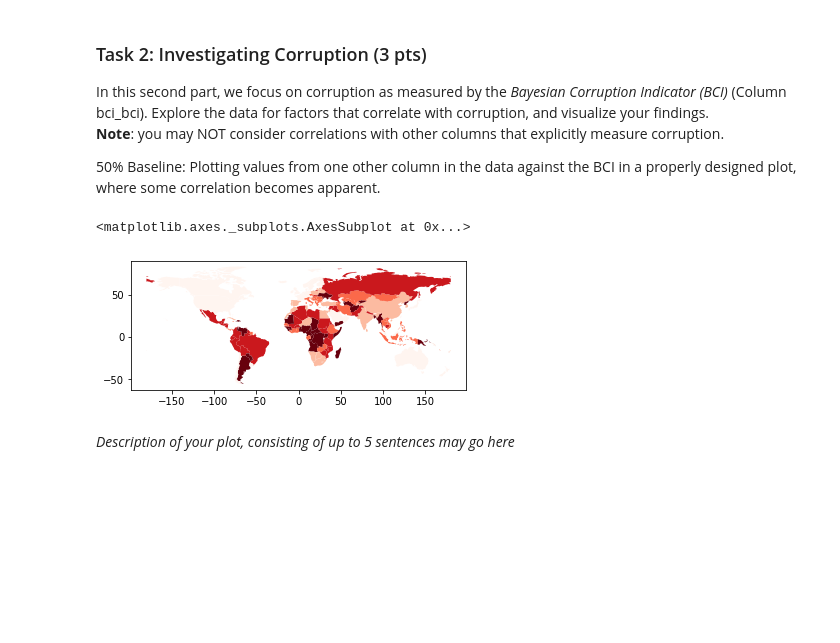
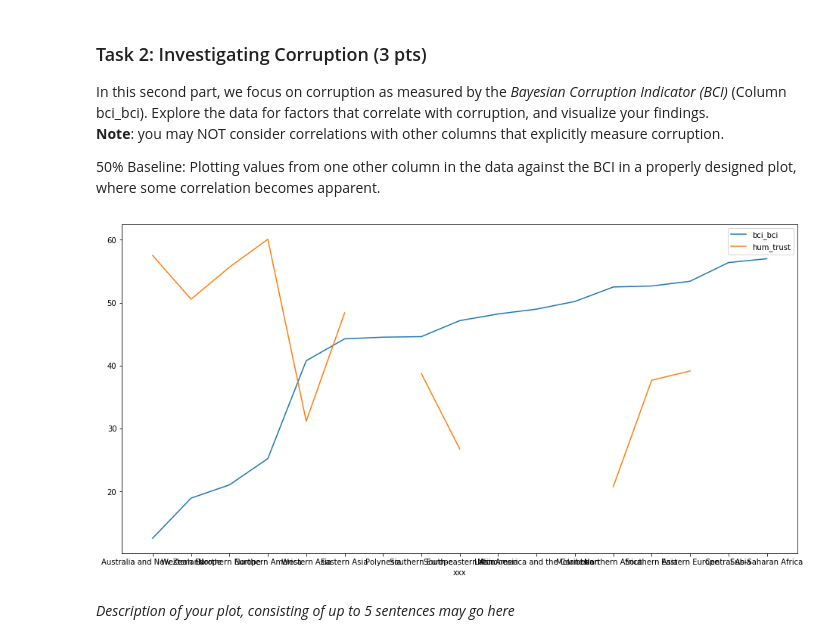
Before and after one commit to MaDolphin/Social-Data-Science, a Jupyter notebook: assignment_1/haikun_home_assignment_1.ipynb, the cells around one changed output. Drawn from its saved outputs; the diff is of its cells as text; code cells hidden in the pictures; blank space fills up the shorter version.

```diff
--- a/assignment_1/haikun_home_assignment_1.ipynb
+++ b/assignment_1/haikun_home_assignment_1.ipynb
@@ -162,24 +162,62 @@ __Note__: you may NOT consider correlations with other columns that explicitly m
 
 50% Baseline: Plotting values from one other column in the data against the BCI in a properly designed plot, where some correlation becomes apparent.
 # %%
-world = geopandas.read_file(geopandas.datasets.get_path('naturalearth_lowres'))
+# world = geopandas.read_file(geopandas.datasets.get_path('naturalearth_lowres'))
 
-df_all_world = pd.merge(df_all,world,left_on='alpha-3',right_on='iso_a3')
+# df_all_world = pd.merge(df_all,world,left_on='alpha-3',right_on='iso_a3')
 
-df_all_bci = df_all_world.dropna(axis=0, how='any', subset=['bci_bci'])
-# df_all_bci_under_10 = df_all.loc[df_all.loc[:,"bci_bci"] < 10]
+# df_all_bci = df_all_world.dropna(axis=0, how='any', subset=['bci_bci'])
+# # df_all_bci_under_10 = df_all.loc[df_all.loc[:,"bci_bci"] < 10]
 
-gdf = geopandas.GeoDataFrame(df_all_bci)
+# gdf = geopandas.GeoDataFrame(df_all_bci)
 
-fig, ax = plt.subplots(1, 1)
-# divider = make_axes_locatable(ax)
-# cax = divider.append_axes("right", size="5%", pad=0.1)
+# fig, ax = plt.subplots(1, 1)
+# # divider = make_axes_locatable(ax)
+# # cax = divider.append_axes("right", size="5%", pad=0.1)
 
-# gdf.plot(column='bci_bci', ax=ax, legend=True, cax=cax)
+# # gdf.plot(column='bci_bci', ax=ax, legend=True, cax=cax)
 
-gdf.plot(column='bci_bci',cmap='Reds',ax=ax, scheme='quantiles') #OrRd
+# gdf.plot(column='bci_bci',cmap='Reds',ax=ax, scheme='quantiles') #OrRd
+
+######################################################################################################
+
+df_all = pd.merge(data_qog,df_country,left_on='ccodealp',right_on='alpha-3')
+
+# print(df_all['sub-region'].value_counts())
+
+sub_region = ['Sub-Saharan Africa','Latin America and the Caribbean','Western Asia','Southern Europe','South-eastern Asia','Northern Europe','Eastern Europe','Western Europe','Southern Asia','Eastern Asia','Northern Africa','Micronesia','Central Asia','Melanesia','Polynesia','Northern America','Australia and New Zealand']
+col=['bci_bci','dr_ig','ffp_dp','ffp_eco','fh_polity2','fh_pr','fh_rol','hf_govt','hum_trust']
+
+df_corr = pd.DataFrame(np.zeros(len(sub_region)*len(col)).reshape(len(sub_region),len(col)),index=sub_region,columns=col)
+for i in sub_region:
+    for temp_val in col:
+        df_sub_region = df_all.loc[df_all.loc[:,"sub-region"] == i]
+        col_sub_region = df_sub_region.dropna(axis=0, how='any', subset=[temp_val])[temp_val].to_numpy()
+        df_corr.loc[i,temp_val] = np.mean(col_sub_region)
+
+df_corr = df_corr.sort_values(by=['bci_bci'])
+# print(df_corr)
+
+# temp_val = 'hum_trust'
+# df_sub_region = df_all.loc[df_all.loc[:,\"sub-region\"] == 'Central Asia']
+# col_sub_region = df_sub_region.dropna(axis=0, how='any', subset=[temp_val])[temp_val].to_numpy()
+# print(col_sub_region)
+
+
+plt.figure(figsize=(16,8))
+plt.plot(df_corr['bci_bci'],label='bci_bci')
+# plt.plot(df_corr['dr_ig'],label='dr_ig')
+# plt.plot(df_corr['ffp_dp']*10,label='ffp_dp')
+# plt.plot(df_corr['ffp_eco']*10,label='ffp_eco') # **** #
+# plt.plot(df_corr['fh_polity2'],label='fh_polity2')
+# plt.plot(df_corr['fh_pr']*10,label='fh_pr')
+# plt.plot(df_corr['fh_rol']*5,label='fh_rol')
+# plt.plot(df_corr['hf_govt'],label='hf_govt') # **** #
+plt.plot(df_corr['hum_trust'],label='hum_trust')
+plt.xlabel("xxx")
+plt.legend()
+plt.show()
 # %% [output]
-<matplotlib.axes._subplots.AxesSubplot at 0x...>
-[figure, old version]
+[figure, new version]
 # %% [markdown]
 _Description of your plot, consisting of up to 5 sentences may go here_
```
Also changed, not shown: parts of 1 cell of this notebook.
